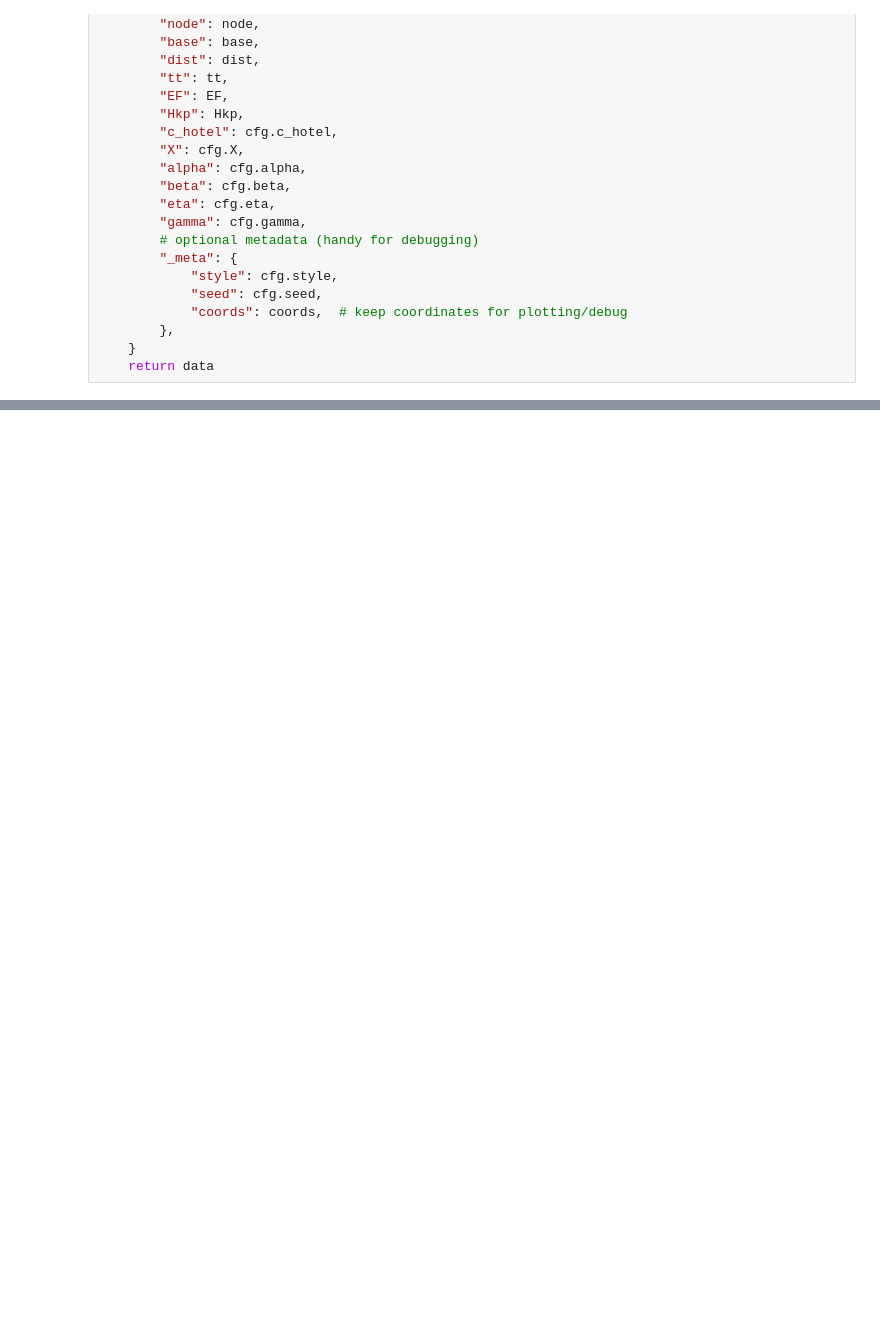
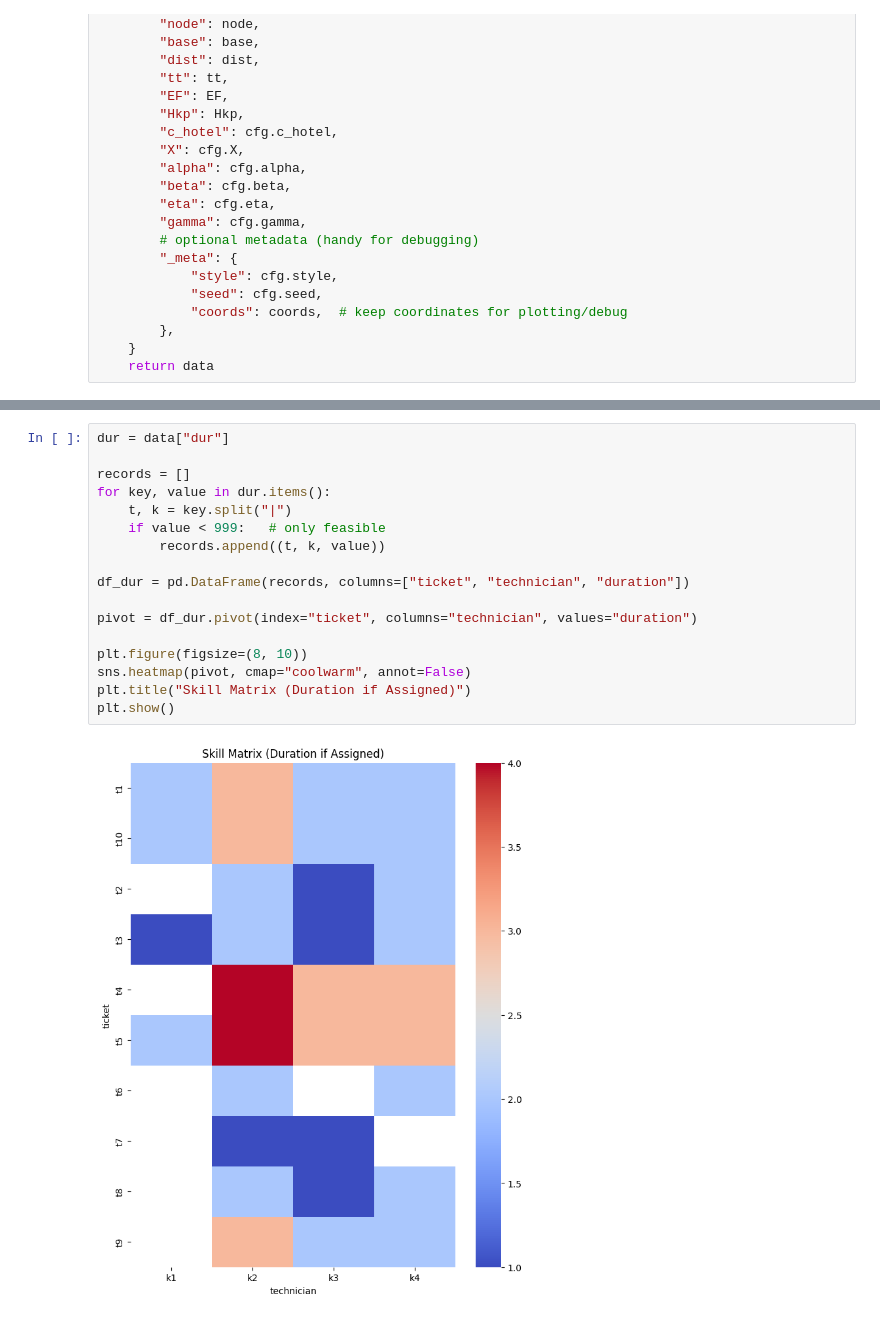
Before and after one commit to MatteoG96/A-Skill-Based-Technician-Routing-and-Scheduling-Model, a Jupyter notebook: data_generator.ipynb, the cells around one changed output, grey strips where cells are left out. Cells and saved outputs as stored; diff of their text form; blank space fills up the shorter version.

```diff
--- a/data_generator.ipynb
+++ b/data_generator.ipynb
@@ -331,0 +394,19 @@ Saved: instances/demo_clustered_seed1.json
+# %%
+dur = data["dur"]
+
+records = []
+for key, value in dur.items():
+    t, k = key.split("|")
+    if value < 999:   # only feasible
+        records.append((t, k, value))
+
+df_dur = pd.DataFrame(records, columns=["ticket", "technician", "duration"])
+
+pivot = df_dur.pivot(index="ticket", columns="technician", values="duration")
+
+plt.figure(figsize=(8, 10))
+sns.heatmap(pivot, cmap="coolwarm", annot=False)
+plt.title("Skill Matrix (Duration if Assigned)")
+plt.show()
+# %% [output]
+[figure, added]
```
Also changed, not shown: parts of 8 cells of this notebook, 5 other files.
